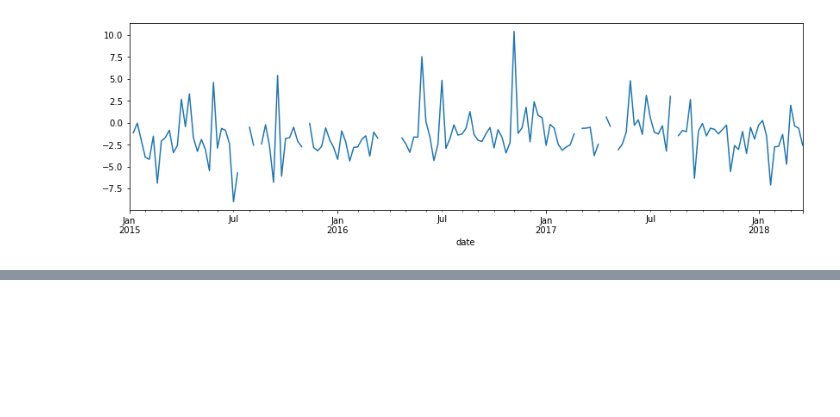
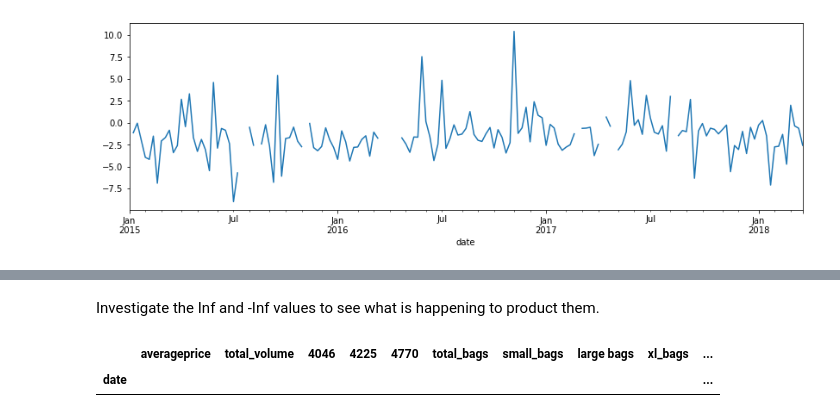
Before and after one commit to melissammcmillan/price_elasticity_of_avocados, a Jupyter notebook: 1_Avocado_EDA.ipynb, the cells around one changed output, grey strips where cells are left out. Drawn from its saved outputs; the diff is of its cells as text; code cells hidden in the pictures; blank space fills up the shorter version.

Commit message:
investigating inifinite values

```diff
--- a/1_Avocado_EDA.ipynb
+++ b/1_Avocado_EDA.ipynb
@@ -304,3 +316,11 @@ totalus['price_eod'].plot(figsize=(14,4))
+# %% [markdown]
+Investigate the Inf and -Inf values to see what is happening to product them.
+# %%
+filtered = totalus[(totalus['price_eod'] == ) & (totalus['price_eod'] == )]
+filtered.head()
+# %% [output]
+|  | averageprice | total_volume | 4046 | 4225 | 4770 | total_bags | small_bags | large bags | xl_bags | ... |
+| date |  |  |  |  |  |  |  |  |  | ... |
 # %%
 #Export this dataset and move to Notebook 2: Price Elasticity Modelling Using Linear regression
 totalus.to_csv('data/totalus_eod.csv')
```
Also changed, not shown: parts of 1 cell of this notebook, 1 other file.
